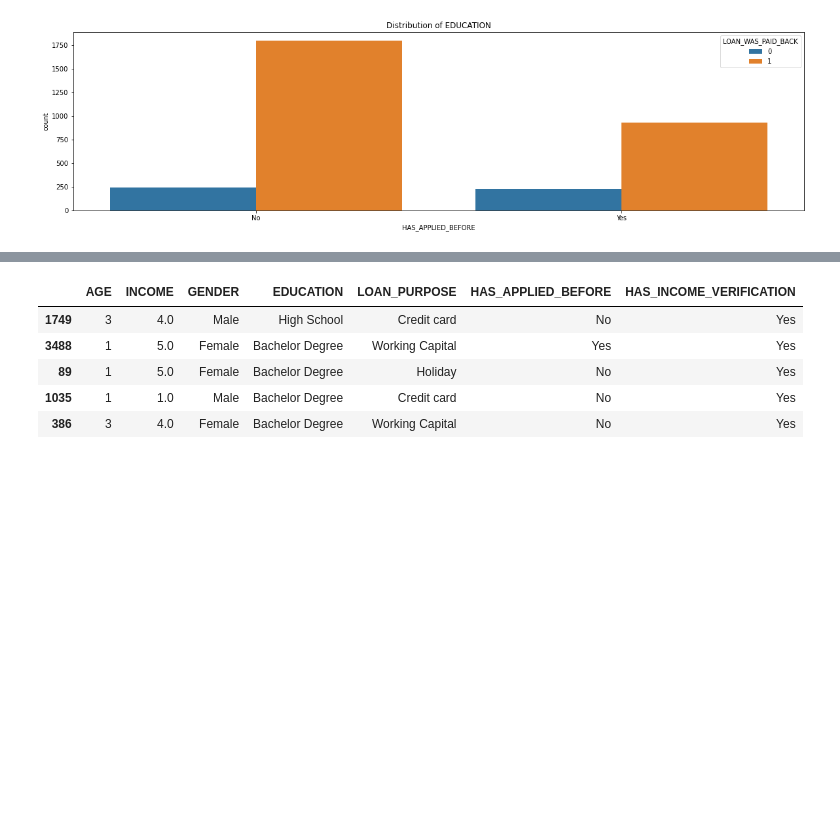
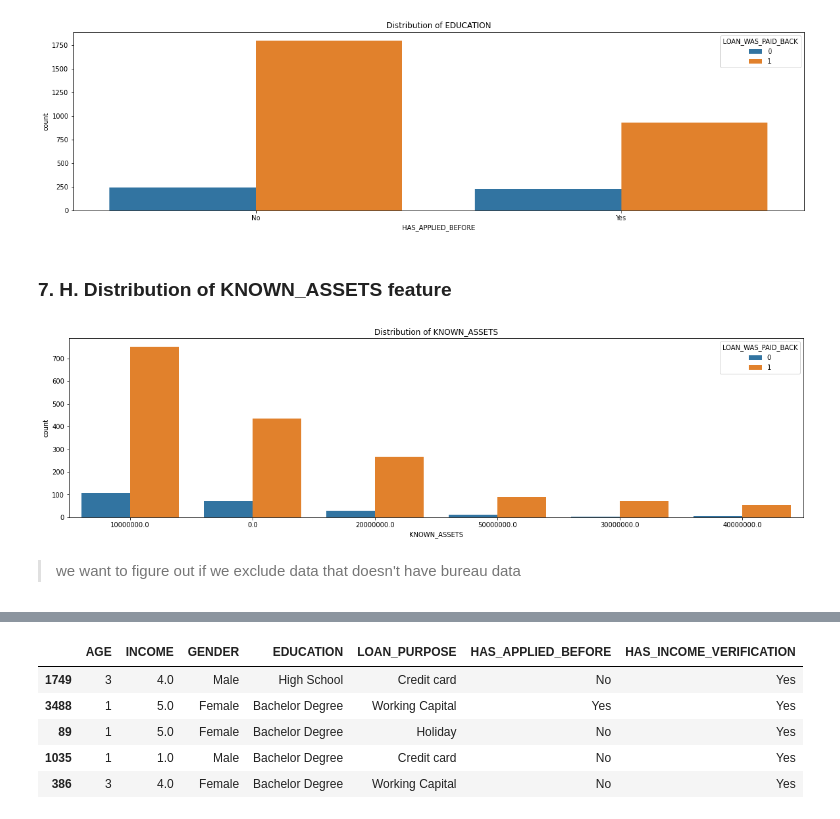
Before and after one commit to indrap23/PMDS-TEAM_XBOOST, a Jupyter notebook: Feature_ready.ipynb, the cells around one changed output, grey strips where cells are left out. Saved outputs shown, nothing was run; the diff lists cells and outputs as text; code cells hidden in the pictures; blank space fills up the shorter version.

```diff
--- a/Feature_ready.ipynb
+++ b/Feature_ready.ipynb
@@ -672,3 +679,17 @@ plt.title("Distribution of EDUCATION")
 plt.show()
 # %% [output]
 [figure]
+# %% [markdown]
+### 7. H. Distribution of KNOWN_ASSETS feature
+# %%
+plt.figure(figsize=(20,5))
+ax = sns.countplot(hue="LOAN_WAS_PAID_BACK",
+                   x="KNOWN_ASSETS",
+                   data=df,
+                  order = df["KNOWN_ASSETS"].value_counts().index)
+plt.title("Distribution of KNOWN_ASSETS")
+plt.show()
+# %% [output]
+[figure, added]
+# %% [markdown]
+> we want to figure out if we exclude data that doesn't have bureau data
```
Also changed, not shown: parts of 23 cells of this notebook, 1 other file.
